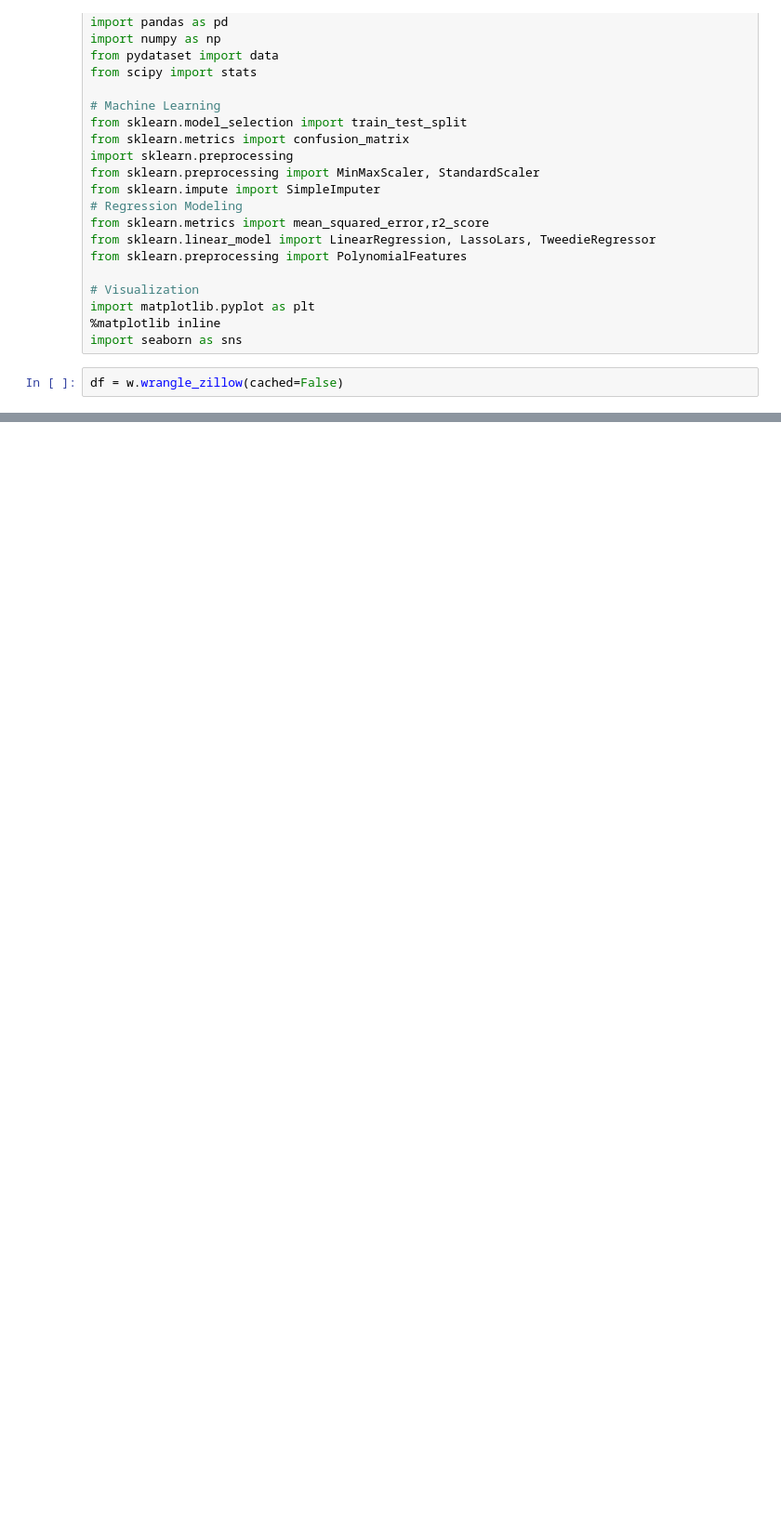
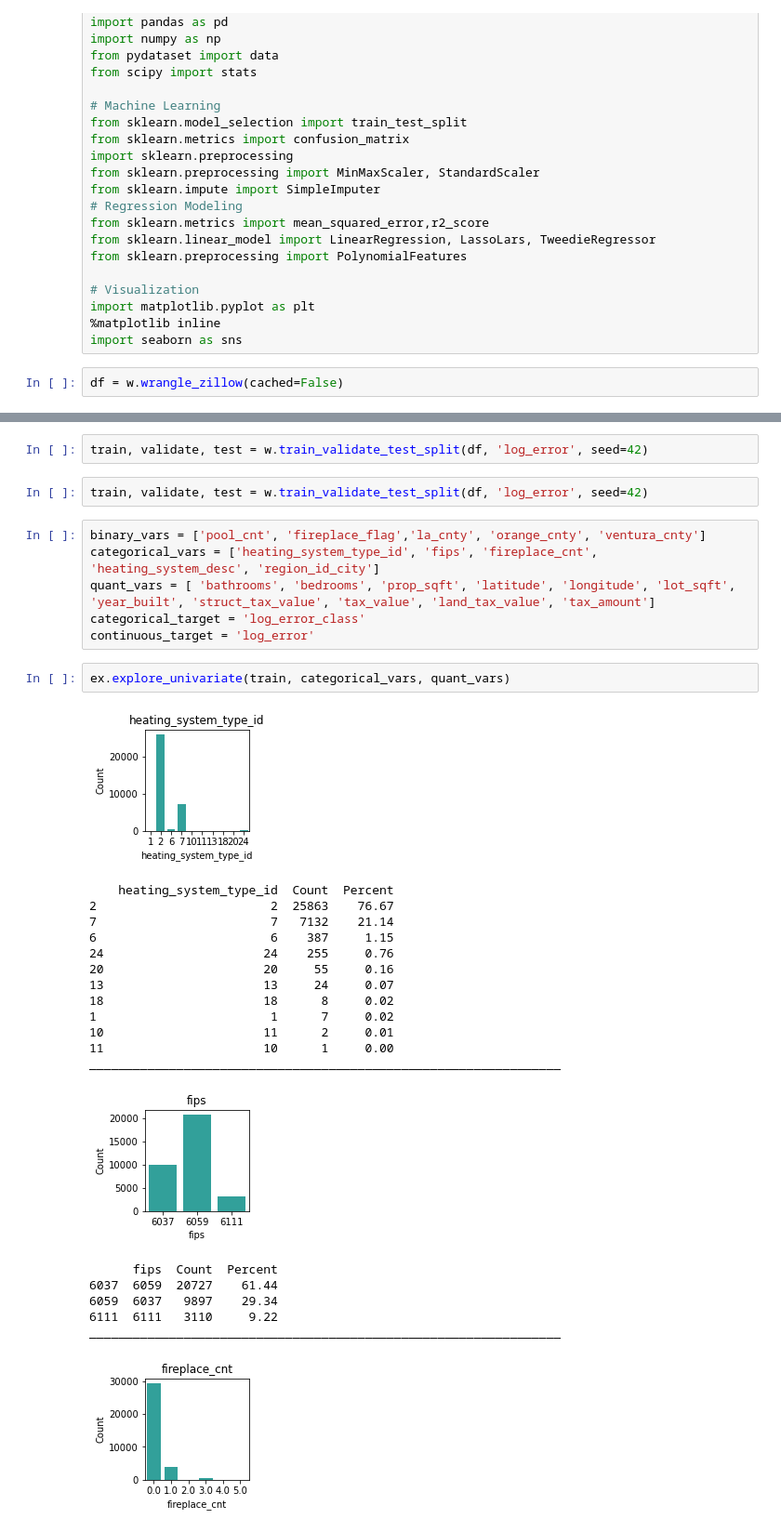
Before and after one commit to matt-and-alicia/zillow-clustering-project, a Jupyter notebook: matts_explore.ipynb, the cells around one changed output, grey strips where cells are left out. Shown at 93% size. Cells and saved outputs as stored; diff of their text form; blank space fills up the shorter version.

```diff
--- a/matts_explore.ipynb
+++ b/matts_explore.ipynb
@@ -38,0 +76,33 @@ df.head()
+# %%
+train, validate, test = w.train_validate_test_split(df, 'log_error', seed=42)
+# %%
+train, validate, test = w.train_validate_test_split(df, 'log_error', seed=42)
+# %%
+binary_vars = ['pool_cnt', 'fireplace_flag','la_cnty', 'orange_cnty', 'ventura_cnty']
+categorical_vars = ['heating_system_type_id', 'fips', 'fireplace_cnt', 'heating_system_desc', 'region_id_city']
+quant_vars = [ 'bathrooms', 'bedrooms', 'prop_sqft', 'latitude', 'longitude', 'lot_sqft', 'year_built', 'struct_tax_value', 'tax_value', 'land_tax_value', 'tax_amount']
+categorical_target = 'log_error_class'
+continuous_target = 'log_error'
+# %%
+ex.explore_univariate(train, categorical_vars, quant_vars)
+# %% [output]
+[figure, added]
+    heating_system_type_id  Count  Percent
+2                        2  25863    76.67
+7                        7   7132    21.14
+6                        6    387     1.15
+24                      24    255     0.76
+20                      20     55     0.16
+13                      13     24     0.07
+18                      18      8     0.02
+1                        1      7     0.02
+10                      11      2     0.01
+11                      10      1     0.00
+_________________________________________________________________
+[figure, added]
+      fips  Count  Percent
+6037  6059  20727    61.44
+6059  6037   9897    29.34
+6111  6111   3110     9.22
+_________________________________________________________________
+[figure, added]
```
Also changed, not shown: parts of 5 cells of this notebook, 2 other files.
